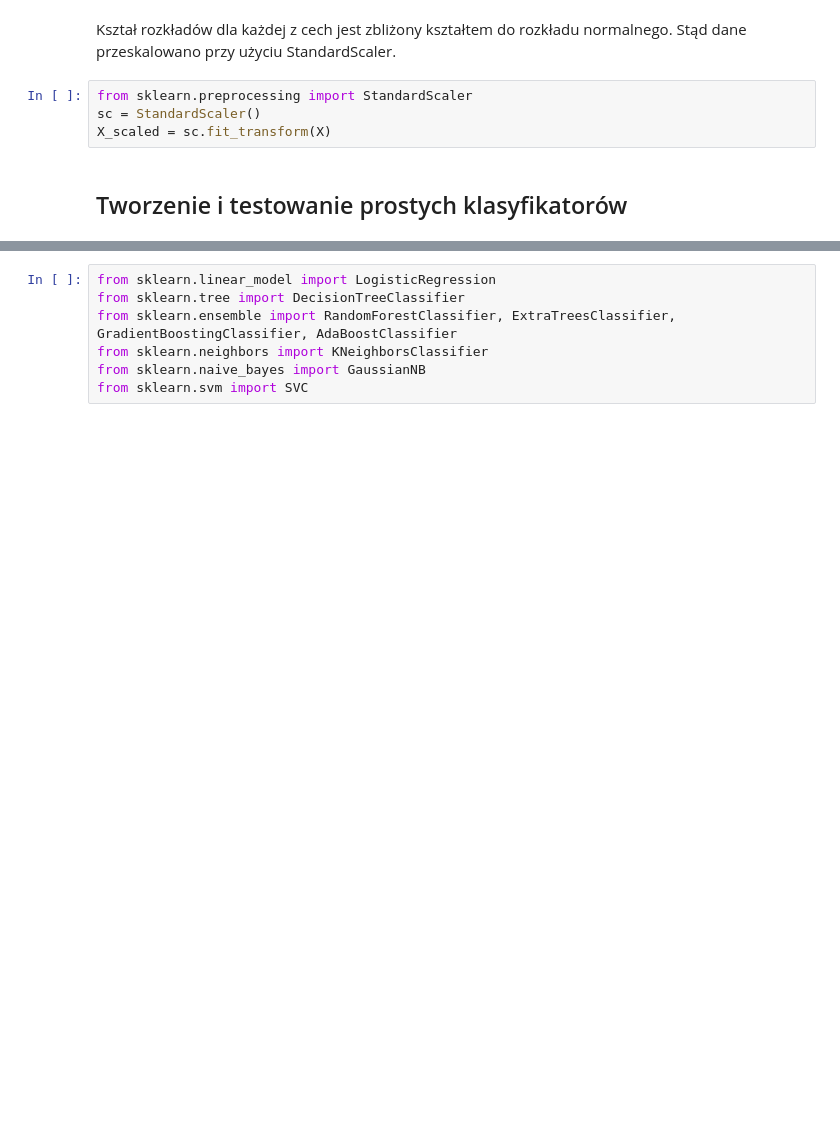
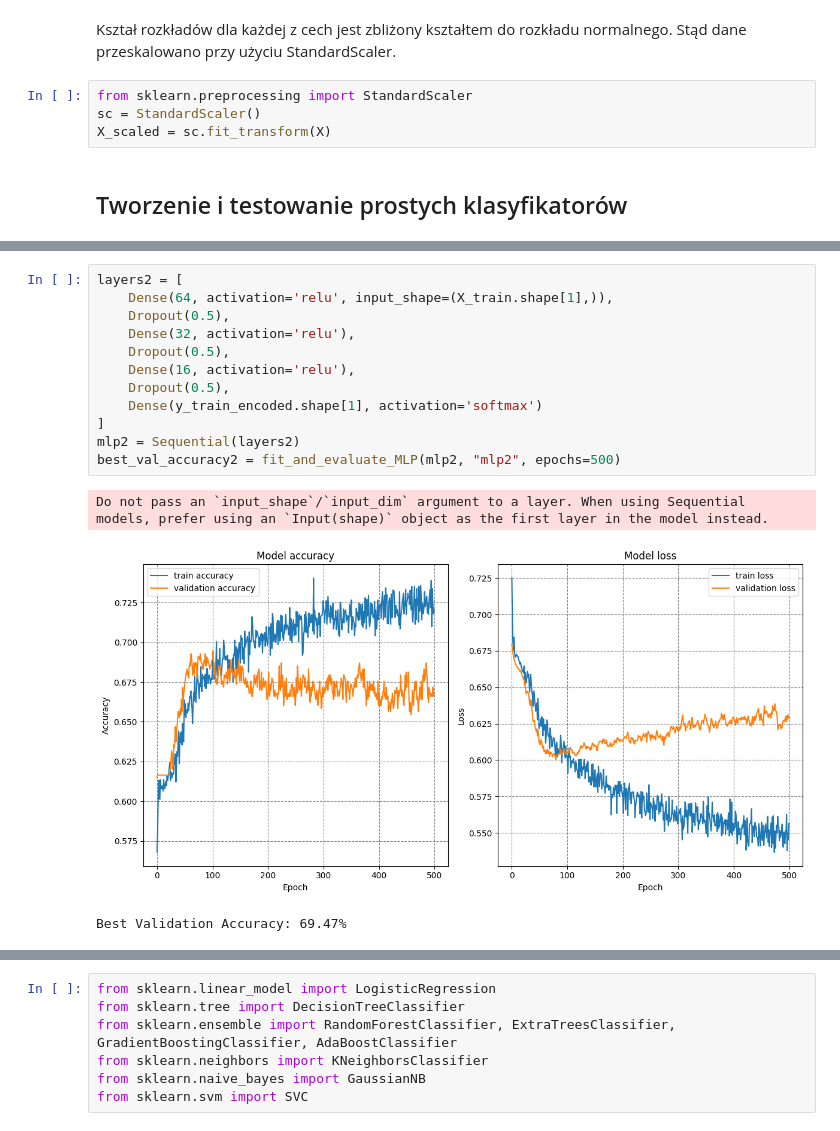
Before and after one commit to abartczak01/ML-water-potability, a Jupyter notebook: water_potability.ipynb, the cells around one changed output, grey strips where cells are left out. Saved outputs shown, nothing was run; the diff lists cells and outputs as text; blank space fills up the shorter version.

```diff
--- a/water_potability.ipynb
+++ b/water_potability.ipynb
@@ -322,0 +486,16 @@ def fit_evaluate_model(model):
+# %%
+layers2 = [
+    Dense(64, activation='relu', input_shape=(X_train.shape[1],)),
+    Dropout(0.5),
+    Dense(32, activation='relu'),
+    Dropout(0.5),
+    Dense(16, activation='relu'),
+    Dropout(0.5),
+    Dense(y_train_encoded.shape[1], activation='softmax')
+]
+mlp2 = Sequential(layers2)
+best_val_accuracy2 = fit_and_evaluate_MLP(mlp2, "mlp2", epochs=500)
+# %% [output]
+Do not pass an `input_shape`/`input_dim` argument to a layer. When using Sequential models, prefer using an `Input(shape)` object as the first layer in the model instead.
+[figure, added]
+Best Validation Accuracy: 69.47%
```
Also changed, not shown: parts of 50 cells of this notebook.
